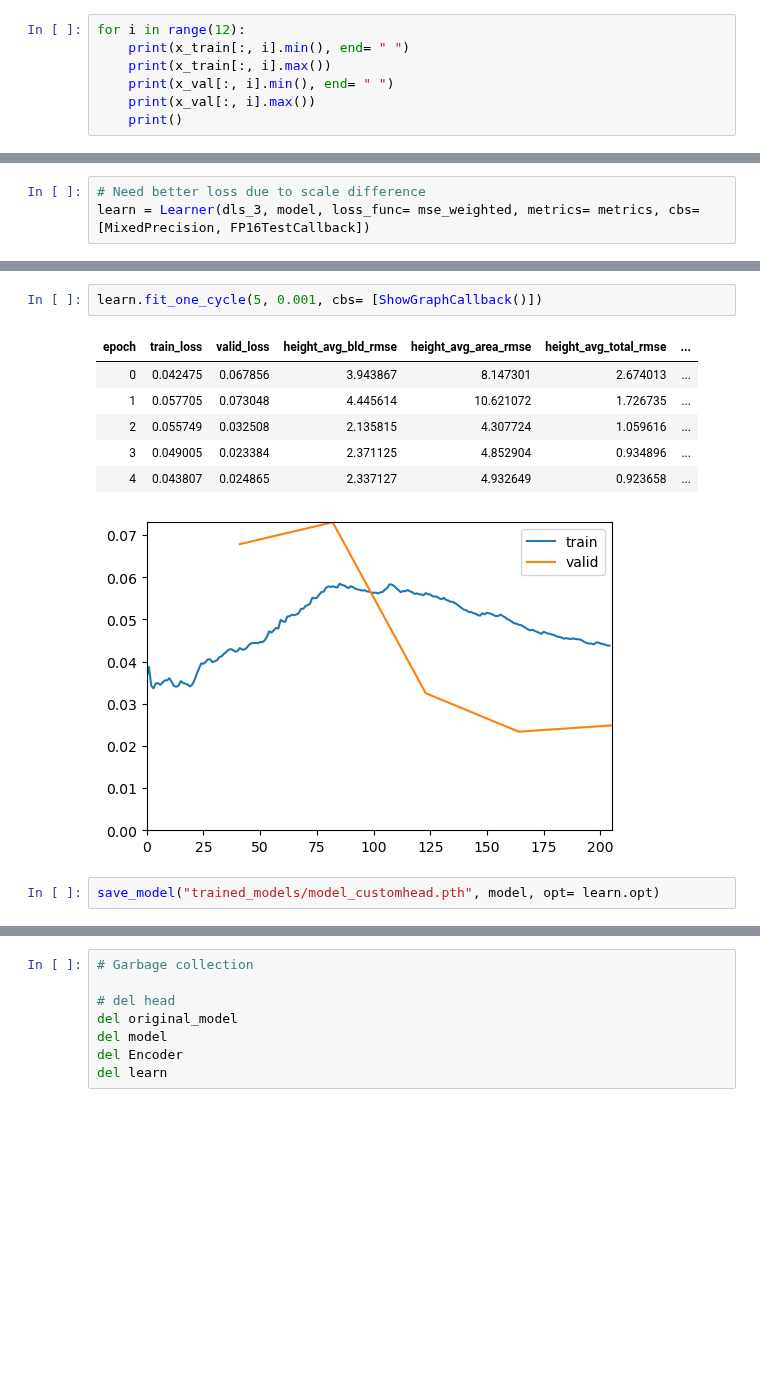
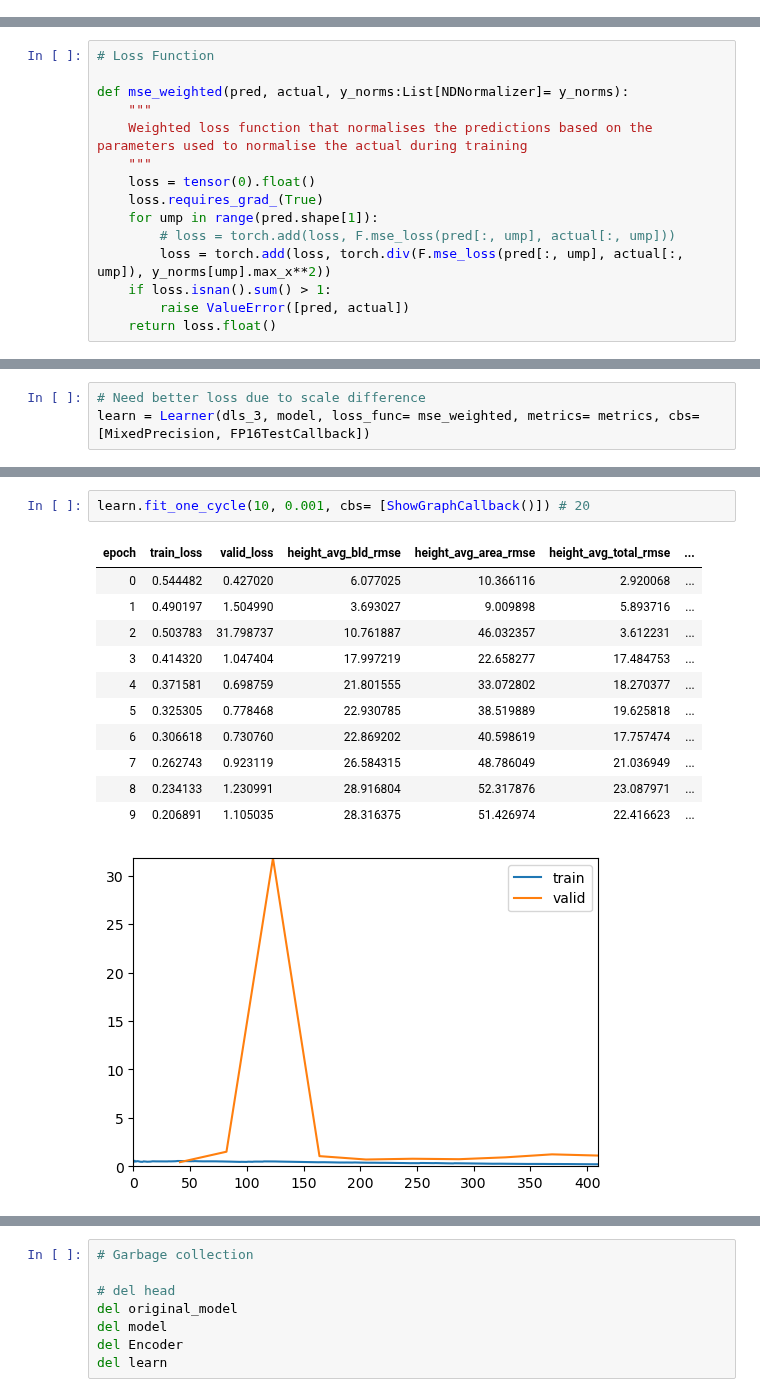
Before and after one commit to LQCHAN022/UMP-estimation, a Jupyter notebook: sentinel_ump_IM2ELEVATION.ipynb, the cells around one changed output, grey strips where cells are left out. Drawn from its saved outputs; the diff is of its cells as text; blank space fills up the shorter version.

```diff
--- a/sentinel_ump_IM2ELEVATION.ipynb
+++ b/sentinel_ump_IM2ELEVATION.ipynb
@@ -94,10 +109,3 @@ x_val shape: (614, 12, 91, 91), y_val shape: (614, 8)
 ### Normalising x and y
 # %% [markdown]
 Normalisation will only be fitted on the training set, and the same parameters will be used for the validation sets
-# %%
-for i in range(12):
-    print(x_train[:, i].min(), end= " ")
-    print(x_train[:, i].max())
-    print(x_val[:, i].min(), end= " ")
-    print(x_val[:, i].max())
-    print()
@@ -148,0 +148,15 @@ for ump in range(y_train.shape[1]):
+# %%
+# Loss Function
+
+def mse_weighted(pred, actual, y_norms:List[NDNormalizer]= y_norms):
+    """
+    Weighted loss function that normalises the predictions based on the parameters used to normalise the actual during training
+    """
+    loss = tensor(0).float()
+    loss.requires_grad_(True)
+    for ump in range(pred.shape[1]):
+        # loss = torch.add(loss, F.mse_loss(pred[:, ump], actual[:, ump]))
+        loss = torch.add(loss, torch.div(F.mse_loss(pred[:, ump], actual[:, ump]), y_norms[ump].max_x**2))
+    if loss.isnan().sum() > 1:
+        raise ValueError([pred, actual])
+    return loss.float()
@@ -420,14 +442,17 @@ learn.fine_tune(5, 0.001, cbs= [ShowGraphCallback()])
 # %%
-learn.fit_one_cycle(5, 0.001, cbs= [ShowGraphCallback()])
+learn.fit_one_cycle(10, 0.001, cbs= [ShowGraphCallback()]) # 20
 # %% [output]
 | epoch | train_loss | valid_loss | height_avg_bld_rmse | height_avg_area_rmse | height_avg_total_rmse | ... |
-| 0 | 0.042475 | 0.067856 | 3.943867 | 8.147301 | 2.674013 | ... |
-| 1 | 0.057705 | 0.073048 | 4.445614 | 10.621072 | 1.726735 | ... |
-| 2 | 0.055749 | 0.032508 | 2.135815 | 4.307724 | 1.059616 | ... |
-| 3 | 0.049005 | 0.023384 | 2.371125 | 4.852904 | 0.934896 | ... |
-| 4 | 0.043807 | 0.024865 | 2.337127 | 4.932649 | 0.923658 | ... |
+| 0 | 0.544482 | 0.427020 | 6.077025 | 10.366116 | 2.920068 | ... |
+| 1 | 0.490197 | 1.504990 | 3.693027 | 9.009898 | 5.893716 | ... |
+| 2 | 0.503783 | 31.798737 | 10.761887 | 46.032357 | 3.612231 | ... |
+| 3 | 0.414320 | 1.047404 | 17.997219 | 22.658277 | 17.484753 | ... |
+| 4 | 0.371581 | 0.698759 | 21.801555 | 33.072802 | 18.270377 | ... |
+| 5 | 0.325305 | 0.778468 | 22.930785 | 38.519889 | 19.625818 | ... |
+| 6 | 0.306618 | 0.730760 | 22.869202 | 40.598619 | 17.757474 | ... |
+| 7 | 0.262743 | 0.923119 | 26.584315 | 48.786049 | 21.036949 | ... |
+| 8 | 0.234133 | 1.230991 | 28.916804 | 52.317876 | 23.087971 | ... |
+| 9 | 0.206891 | 1.105035 | 28.316375 | 51.426974 | 22.416623 | ... |
-[figure, old version]
+[figure, new version]
-# %%
-save_model("trained_models/model_customhead.pth", model, opt= learn.opt)
 # %%
 # Plateaus around 30
```
Also changed, not shown: parts of 49 cells of this notebook, 2 other files.
